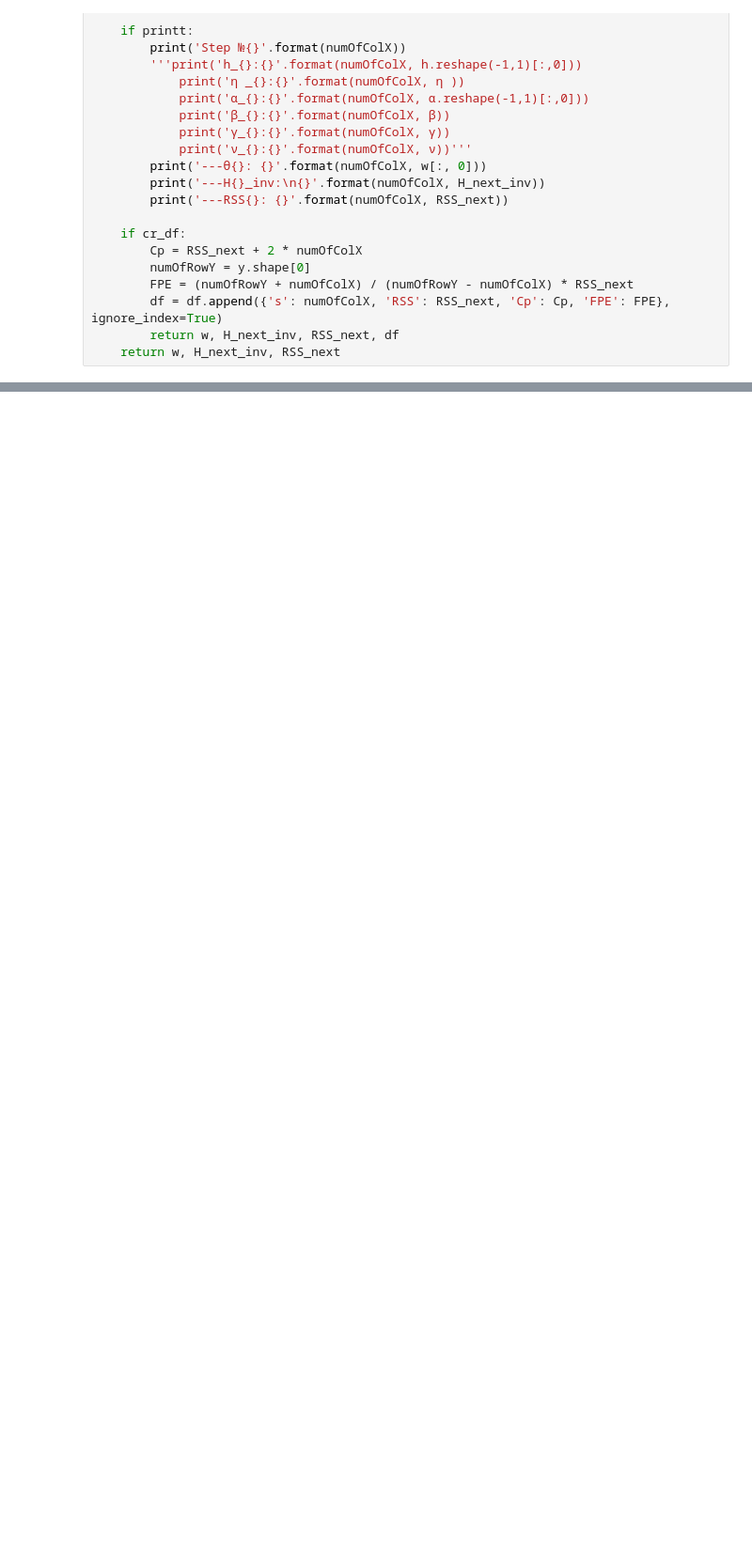
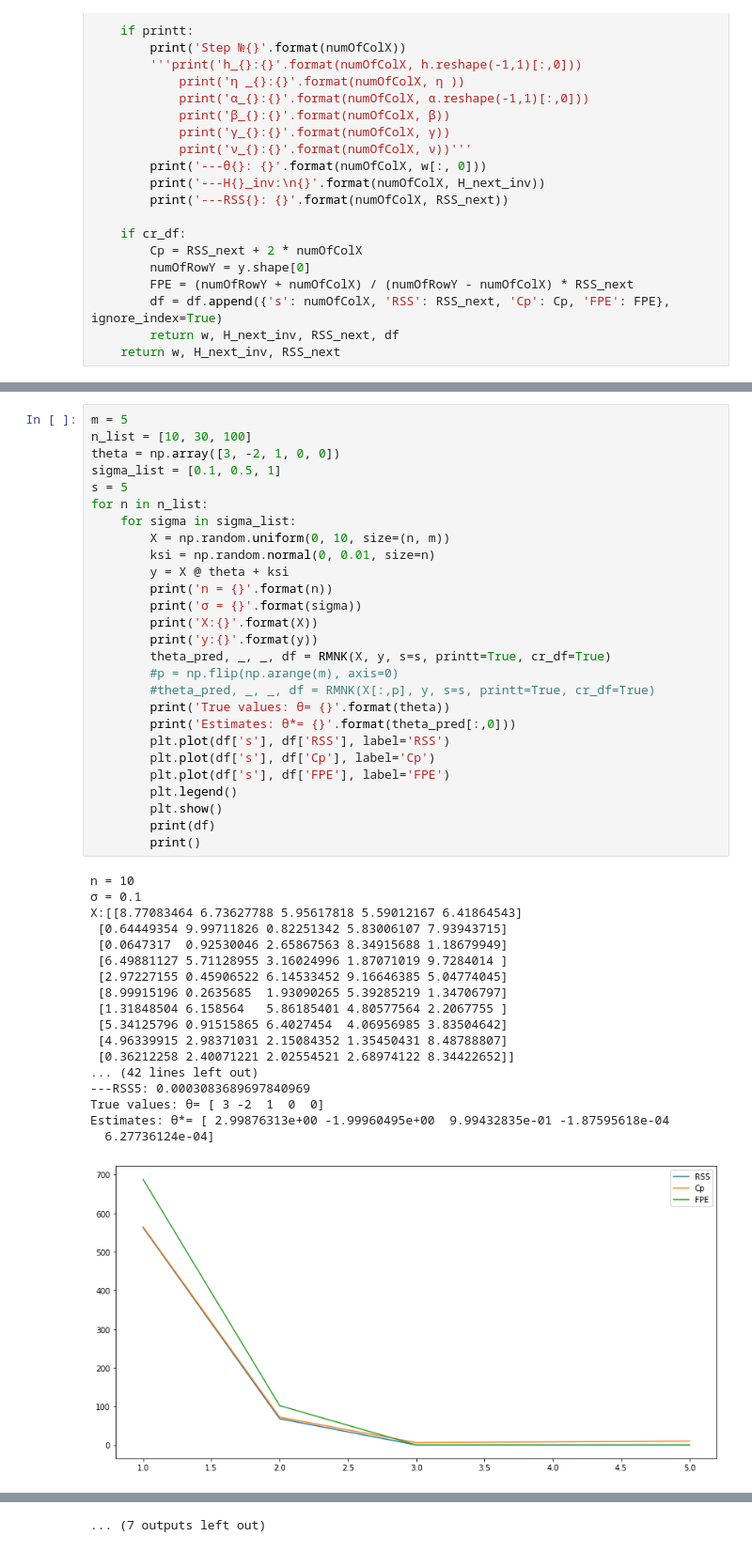
Before and after one commit to minmyk/Heavy_systems, a Jupyter notebook: Heavy_systems_lab2.ipynb, the cells around one changed output, grey strips where cells are left out. Shown at 94% size. Drawn from its saved outputs; the diff is of its cells as text; blank space fills up the shorter version.

```diff
--- a/Heavy_systems_lab2.ipynb
+++ b/Heavy_systems_lab2.ipynb
@@ -986,0 +979,46 @@ for n in n_list:
+# %%
+m = 5
+n_list = [10, 30, 100]
+theta = np.array([3, -2, 1, 0, 0])
+sigma_list = [0.1, 0.5, 1]
+s = 5
+for n in n_list:
+    for sigma in sigma_list:
+        X = np.random.uniform(0, 10, size=(n, m))
+        ksi = np.random.normal(0, 0.01, size=n)
+        y = X @ theta + ksi
+        print('n = {}'.format(n))
+        print('σ = {}'.format(sigma))
+        print('X:{}'.format(X))
+        print('y:{}'.format(y))
+        theta_pred, _, _, df = RMNK(X, y, s=s, printt=True, cr_df=True)
+        #p = np.flip(np.arange(m), axis=0)
+        #theta_pred, _, _, df = RMNK(X[:,p], y, s=s, printt=True, cr_df=True)
+        print('True values: θ= {}'.format(theta))
+        print('Estimates: θ*= {}'.format(theta_pred[:,0]))
+        plt.plot(df['s'], df['RSS'], label='RSS')
+        plt.plot(df['s'], df['Cp'], label='Cp')
+        plt.plot(df['s'], df['FPE'], label='FPE')
+        plt.legend()
+        plt.show()
+        print(df)
+        print()
+# %% [output]
+n = 10
+σ = 0.1
+X:[[8.77083464 6.73627788 5.95617818 5.59012167 6.41864543]
+ [0.64449354 9.99711826 0.82251342 5.83006107 7.93943715]
+ [0.0647317  0.92530046 2.65867563 8.34915688 1.18679949]
+ [6.49881127 5.71128955 3.16024996 1.87071019 9.7284014 ]
+ [2.97227155 0.45906522 6.14533452 9.16646385 5.04774045]
+ [8.99915196 0.2635685  1.93090265 5.39285219 1.34706797]
+ [1.31848504 6.158564   5.86185401 4.80577564 2.2067755 ]
+ [5.34125796 0.91515865 6.4027454  4.06956985 3.83504642]
+ [4.96339915 2.98371031 2.15084352 1.35450431 8.48788807]
+ [0.36212258 2.40071221 2.02554521 2.68974122 8.34422652]]
+... (42 lines left out)
+---RSS5: 0.0003083689697840969
+True values: θ= [ 3 -2  1  0  0]
+Estimates: θ*= [ 2.99876313e+00 -1.99960495e+00  9.99432835e-01 -1.87595618e-04
+  6.27736124e-04]
+[figure, added]
@@ -986,0 +1115 @@ for n in n_list:
+... (7 outputs left out)
```
Also changed, not shown: parts of 21 cells of this notebook.
